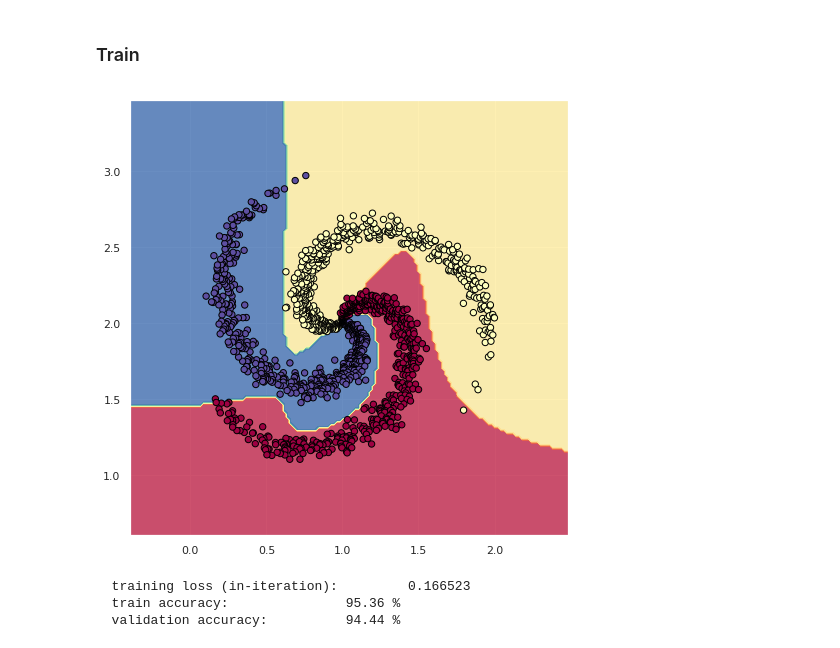
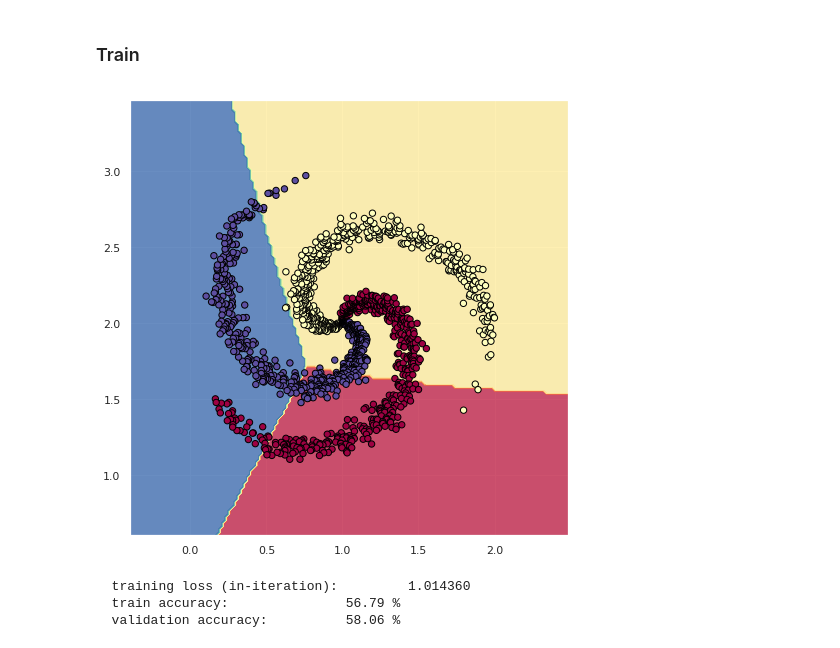
Before and after one commit to garikdza/ISTC_ML_course, a Jupyter notebook: Tensorflow/Simple_models/Simple_NN_with_tf.ipynb, the cells around one changed output. Cells and saved outputs as stored; diff of their text form; code cells hidden in the pictures.

```diff
--- a/Tensorflow/Simple_models/Simple_NN_with_tf.ipynb
+++ b/Tensorflow/Simple_models/Simple_NN_with_tf.ipynb
@@ -122,7 +117,7 @@ weights
 # %% [markdown]
 ### Train
 # %%
-num_epochs = 1000
+num_epochs = 10
 batch_size = 20
 
 with tf.Session() as sess:
@@ -143,39 +138,39 @@ with tf.Session() as sess:
                 feed_dict={input_X: inputs, target_y:targets}
             )
             train_err += train_err_batch
             train_batches += 1
 
         if epoch%2==0:
             plot()
 
             train_acc = sess.run(accuracy)
 
         # And a full pass over the validation data:
             sess.run(tf.local_variables_initializer())
             for batch in iterate_minibatches(X_test, y_test, batch_size):
                 inputs, targets = batch
                 sess.run(update_accuracy, feed_dict={input_X: inputs,
                                                      target_y:targets})
             val_acc = sess.run(accuracy)
 
 
 
             print("  training loss (in-iteration):\t\t{:.6f}".format(train_err / train_batches))
 
             print("  train accuracy:\t\t{:.2f} %".format(
                 train_acc * 100))
 
             print("  validation accuracy:\t\t{:.2f} %".format(
                 val_acc * 100))
             clear_output(wait=True)
 
-        save model
-        save_path = saver.save(sess, model_path, global_step=epoch)
-        print("  Model saved in file: %s" % save_path)
+#         save model
+#         save_path = saver.save(sess, model_path, global_step=epoch)
+#         print("  Model saved in file: %s" % save_path)
 # %% [output]
-[figure, old version]
+[figure, new version]
-  training loss (in-iteration):         0.166523
-  train accuracy:               95.36 %
-  validation accuracy:          94.44 %
+  training loss (in-iteration):         1.014360
+  train accuracy:               56.79 %
+  validation accuracy:          58.06 %
 # %%
 tf.reset_default_graph()
```
Also changed, not shown: parts of 2 cells of this notebook.
